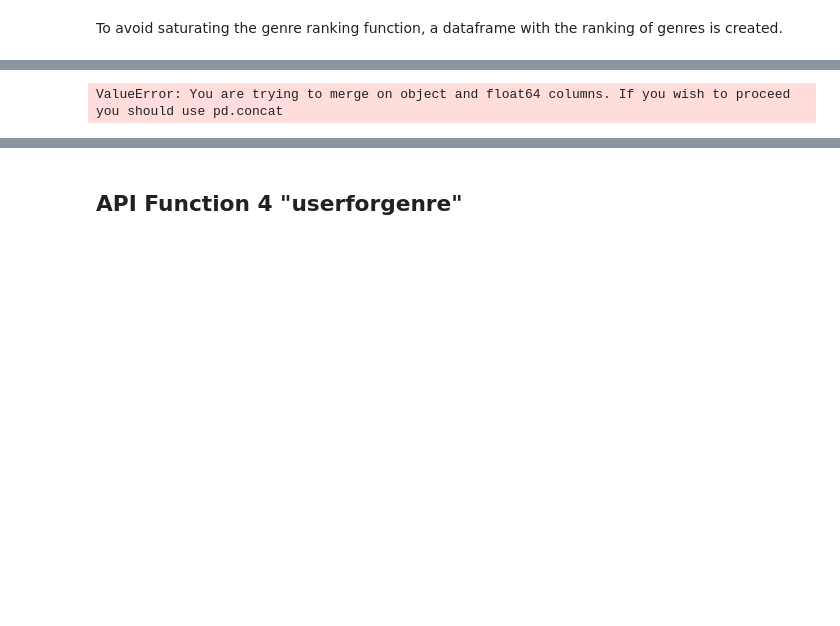
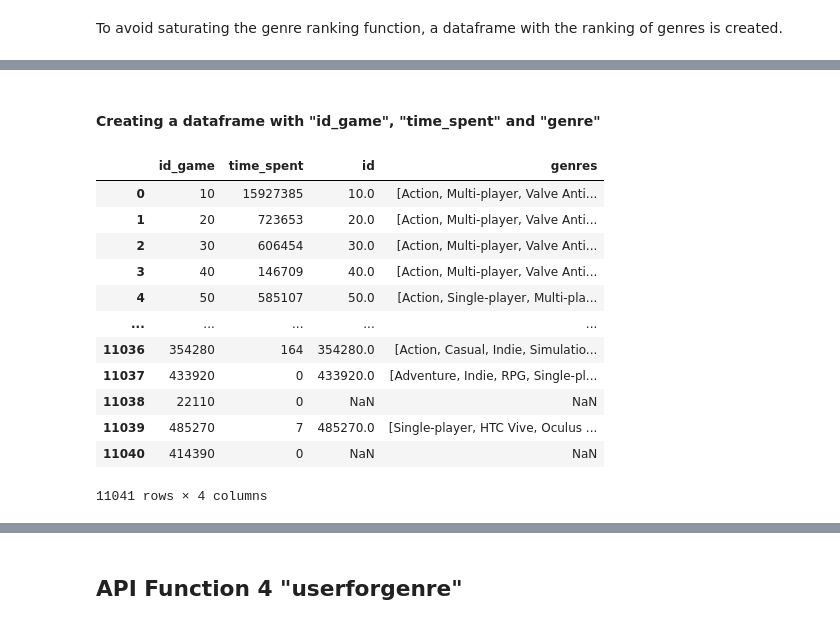
Before and after one commit to ronniefuertes/game-recommendation-system, a Jupyter notebook: eda/data_analysis.ipynb, the cells around one changed output, grey strips where cells are left out. Drawn from its saved outputs; the diff is of its cells as text; code cells hidden in the pictures; blank space fills up the shorter version.

```diff
--- a/eda/data_analysis.ipynb
+++ b/eda/data_analysis.ipynb
@@ -836,0 +784,4 @@ print(users_dataframe_3["playtime_forever"][112])
+# %%
+# Calling function "correspond" to create a dict with id game and time spent on that game
+# The function also returns a report with the row indices that had trouble
+users_df_explode, users_report = data_analysis_utils.correspond(users_dataframe_3, "item_id", "playtime_forever")
@@ -836,0 +796,3 @@ print(users_dataframe_3["playtime_forever"][112])
+# %%
+# Convert the dictionary to a DataFrame with 'id_games' as the column name
+users_dataframe_3_exp = pd.DataFrame(list(users_df_explode.items()), columns=['id_game', 'time_spent'])
@@ -837,5 +815,21 @@ print(users_dataframe_3["playtime_forever"][112])
+# %% [markdown]
+#### Creating a dataframe with "id_game", "time_spent" and "genre"
 # %%
 # Merge users_dataframe_3 and steam_games_dataframe_3
-merged_df = users_dataframe_3.explode('playtime_forever').merge(steam_games_dataframe_3, left_on='item_id', right_on='id', how='left')
+merged_df = users_dataframe_3_exp.merge(steam_games_dataframe_3, left_on='id_game', right_on='id', how='left')
-# %% [output]
-ValueError: You are trying to merge on object and float64 columns. If you wish to proceed you should use pd.concat
+# %%
+merged_df
+# %% [output]
+|  | id_game | time_spent | id | genres |
+| 0 | 10 | 15927385 | 10.0 | [Action, Multi-player, Valve Anti... |
+| 1 | 20 | 723653 | 20.0 | [Action, Multi-player, Valve Anti... |
+| 2 | 30 | 606454 | 30.0 | [Action, Multi-player, Valve Anti... |
+| 3 | 40 | 146709 | 40.0 | [Action, Multi-player, Valve Anti... |
+| 4 | 50 | 585107 | 50.0 | [Action, Single-player, Multi-pla... |
+| ... | ... | ... | ... | ... |
+| 11036 | 354280 | 164 | 354280.0 | [Action, Casual, Indie, Simulatio... |
+| 11037 | 433920 | 0 | 433920.0 | [Adventure, Indie, RPG, Single-pl... |
+| 11038 | 22110 | 0 | NaN | NaN |
+| 11039 | 485270 | 7 | 485270.0 | [Single-player, HTC Vive, Oculus ... |
+| 11040 | 414390 | 0 | NaN | NaN |
+11041 rows × 4 columns
```
Also changed, not shown: parts of 60 cells of this notebook, 6 other files.
